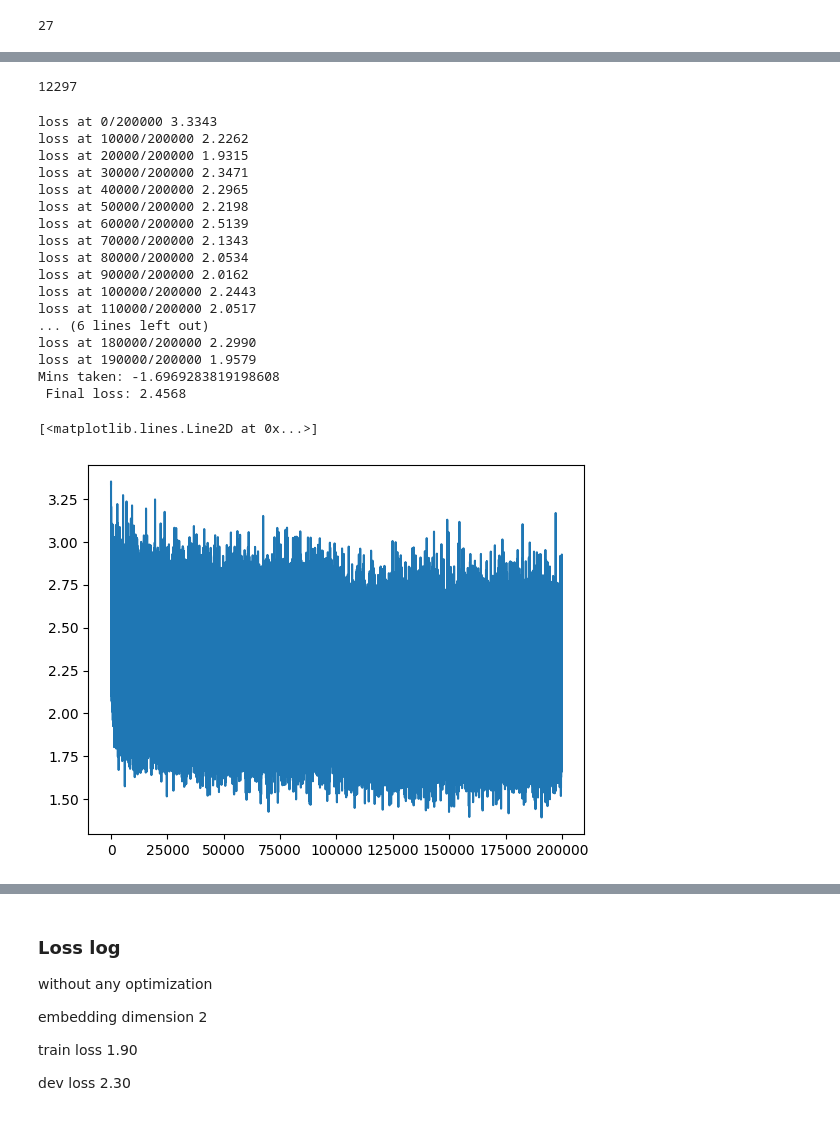
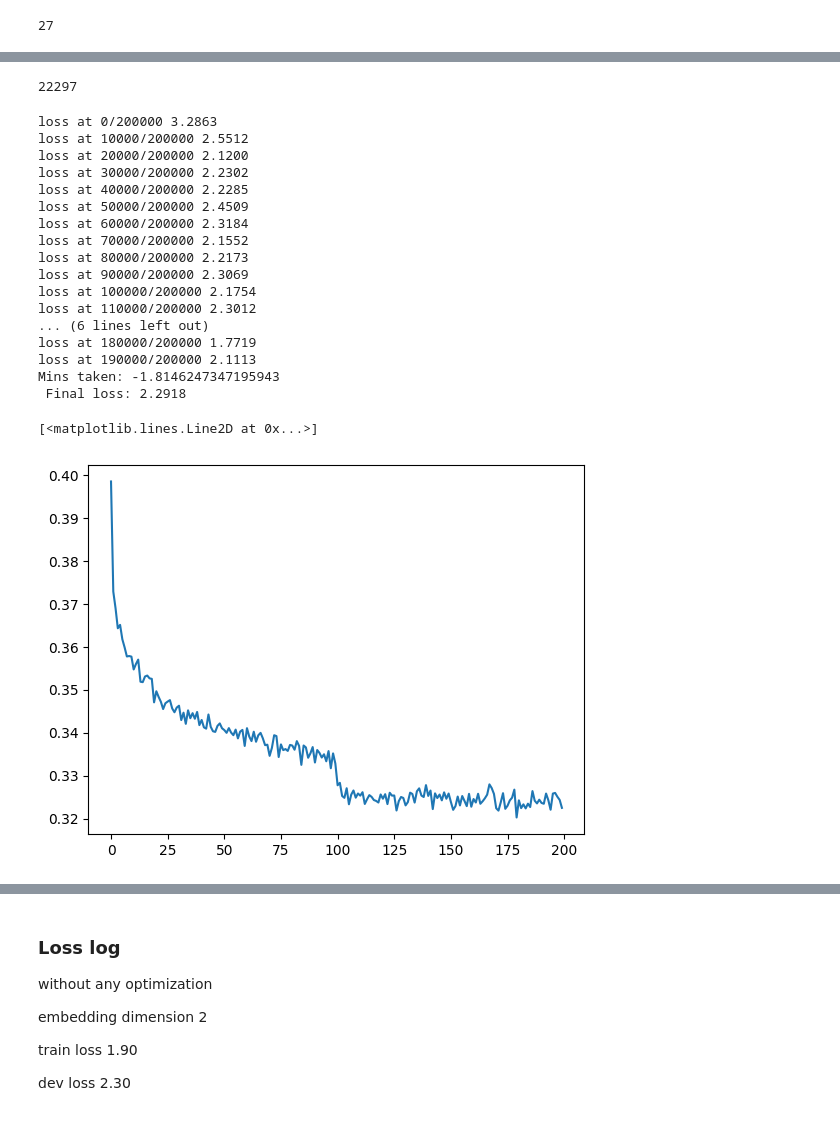
Before and after one commit to Pavan-Balaji22/LLM-from-scratch, a Jupyter notebook: MLP-method.ipynb, the cells around one changed output, grey strips where cells are left out. Saved outputs shown, nothing was run; the diff lists cells and outputs as text; code cells hidden in the pictures.

```diff
--- a/MLP-method.ipynb
+++ b/MLP-method.ipynb
@@ -48,7 +48,7 @@ def build_dataset(data, n_context):
 np.random.shuffle(names)
 
 data_size =  len(names)
-n_context = 3
+n_context = 8
 train_data = names[:int(data_size * .8)]
 dev_data = names[int(data_size * .8):int(data_size * .9)]
 test_data = names[int(data_size * .9):]
@@ -98,7 +98,7 @@ rsloss = []
 # %%
 sum( p.nelement() for p in parameters)
 # %% [output]
-12297
+22297
 # %%
 for p in parameters:
     p.requires_grad = True
@@ -122,7 +122,7 @@ for i in range(200000):
     h =  torch.tanh(preh)
     out = h @ W2 + b2
     loss = F.cross_entropy(out,Ytr[ix])
-    lossi.append(loss.item())
+    lossi.append(loss.log10().item())
     if i % 10000 == 0:
         print(F"loss at {i}/200000 {loss.item():.4f}")
     for p in parameters:
@@ -137,28 +137,28 @@ for i in range(200000):
 print(F"Mins taken: {(t - time.time())/60}")
 print(F" Final loss: {loss.item():.4f}")
 # %% [output]
-loss at 0/200000 3.3343
-loss at 10000/200000 2.2262
-loss at 20000/200000 1.9315
-loss at 30000/200000 2.3471
-loss at 40000/200000 2.2965
-loss at 50000/200000 2.2198
-loss at 60000/200000 2.5139
-loss at 70000/200000 2.1343
-loss at 80000/200000 2.0534
-loss at 90000/200000 2.0162
-loss at 100000/200000 2.2443
-loss at 110000/200000 2.0517
+loss at 0/200000 3.2863
+loss at 10000/200000 2.5512
+loss at 20000/200000 2.1200
+loss at 30000/200000 2.2302
+loss at 40000/200000 2.2285
+loss at 50000/200000 2.4509
+loss at 60000/200000 2.3184
+loss at 70000/200000 2.1552
+loss at 80000/200000 2.2173
+loss at 90000/200000 2.3069
+loss at 100000/200000 2.1754
+loss at 110000/200000 2.3012
 ... (6 lines left out)
-loss at 180000/200000 2.2990
-loss at 190000/200000 1.9579
-Mins taken: -1.6969283819198608
- Final loss: 2.4568
+loss at 180000/200000 1.7719
+loss at 190000/200000 2.1113
+Mins taken: -1.8146247347195943
+ Final loss: 2.2918
 # %%
-plt.plot(lossi)
+plt.plot(torch.tensor(lossi).view(-1,1000).mean(1))
 # %% [output]
 [<matplotlib.lines.Line2D at 0x...>]
-[figure, old version]
+[figure, new version]
 # %%
 plt.hist(h.view(-1).data,bins=50)
 plt.show()
```
Also changed, not shown: parts of 10 cells of this notebook, 2 other files.
